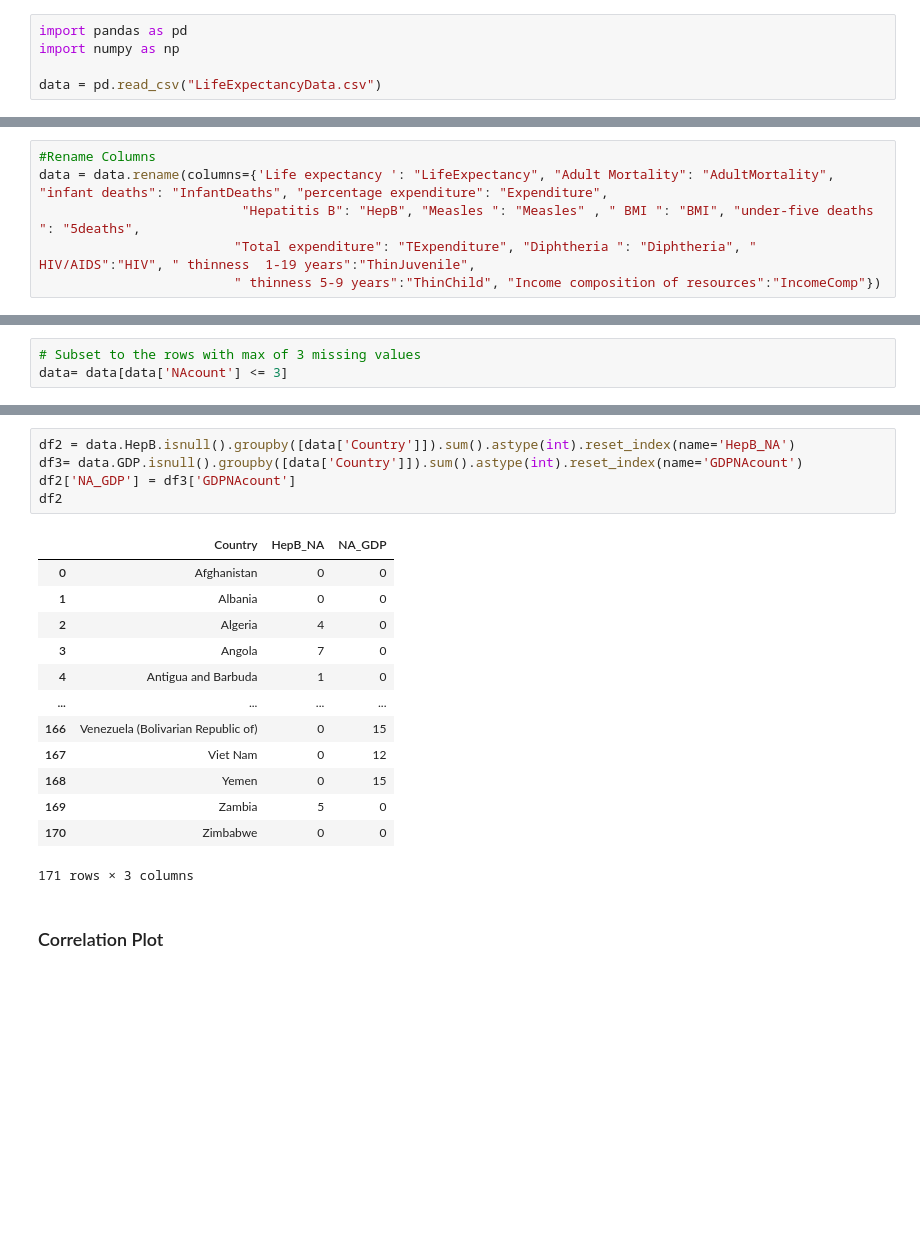
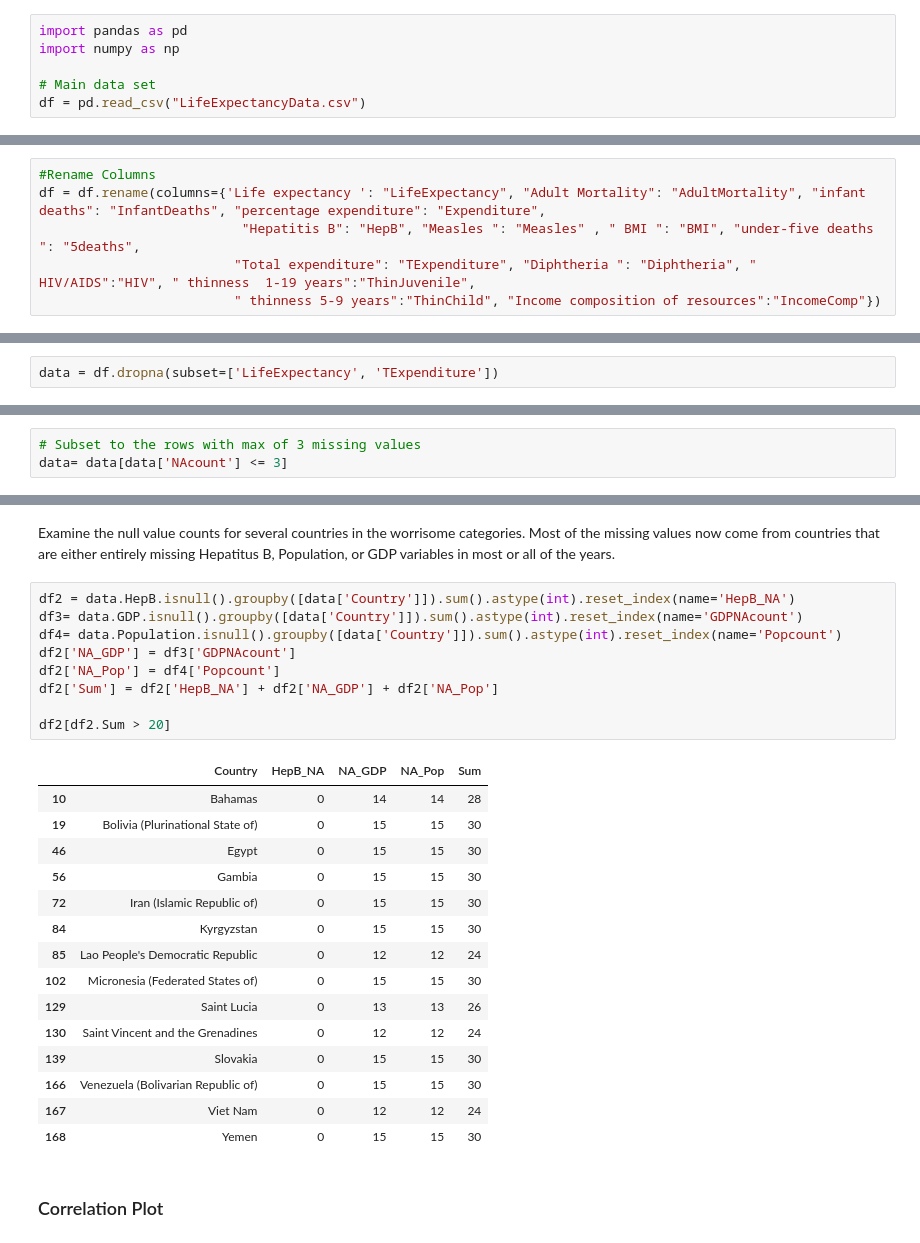
Before and after one commit to crsimmons1/lifeexpectancy, a Jupyter notebook: DataProcessesing.ipynb, the cells around one changed output, grey strips where cells are left out. Cells and saved outputs as stored; diff of their text form; blank space fills up the shorter version.

```diff
--- a/DataProcessesing.ipynb
+++ b/DataProcessesing.ipynb
@@ -21,5 +38,6 @@ The Variables are:
 import pandas as pd
 import numpy as np
 
-data = pd.read_csv("LifeExpectancyData.csv")
+# Main data set
+df = pd.read_csv("LifeExpectancyData.csv")
 # %%
@@ -50,7 +68,7 @@ Index(['Country', 'Year', 'Status', 'Life expectancy ', 'Adult Mortality',
       dtype='object')
 # %%
 #Rename Columns
-data = data.rename(columns={'Life expectancy ': "LifeExpectancy", "Adult Mortality": "AdultMortality", "infant deaths": "InfantDeaths", "percentage expenditure": "Expenditure",
+df = df.rename(columns={'Life expectancy ': "LifeExpectancy", "Adult Mortality": "AdultMortality", "infant deaths": "InfantDeaths", "percentage expenditure": "Expenditure",
                           "Hepatitis B": "HepB", "Measles ": "Measles" , " BMI ": "BMI", "under-five deaths ": "5deaths",
                          "Total expenditure": "TExpenditure", "Diphtheria ": "Diphtheria", " HIV/AIDS":"HIV", " thinness  1-19 years":"ThinJuvenile",
                          " thinness 5-9 years":"ThinChild", "Income composition of resources":"IncomeComp"})
@@ -110,6 +130,8 @@ Here the most problematic columns are those with more than 5% missing values. Th
 * Population of the country
 * Human Development Index in terms of income composition of resources (index ranging from 0 to 1)
 * Number of years of Schooling(years)
+# %%
+data = df.dropna(subset=['LifeExpectancy', 'TExpenditure'])
 # %%
 # Create a column that counts the number of NaN values in each row
 data['NAcount'] = 23 - data.apply(lambda x: x.count(), axis=1)
@@ -154,25 +181,33 @@ ThinJuvenile | 0.0 | float64
 ThinChild | 0.0 | float64
 IncomeComp | 0.0 | float64
 Schooling | 0.0 | float64
+# %% [markdown]
+Examine the null value counts for several countries in the worrisome categories. Most of the missing values now come from countries that are either entirely missing Hepatitus B, Population, or GDP variables in most or all of the years.
 # %%
 df2 = data.HepB.isnull().groupby([data['Country']]).sum().astype(int).reset_index(name='HepB_NA')
 df3= data.GDP.isnull().groupby([data['Country']]).sum().astype(int).reset_index(name='GDPNAcount')
+df4= data.Population.isnull().groupby([data['Country']]).sum().astype(int).reset_index(name='Popcount')
 df2['NA_GDP'] = df3['GDPNAcount']
-df2
+df2['NA_Pop'] = df4['Popcount']
+df2['Sum'] = df2['HepB_NA'] + df2['NA_GDP'] + df2['NA_Pop']
+
+df2[df2.Sum > 20]
 # %% [output]
-|  | Country | HepB_NA | NA_GDP |
-| 0 | Afghanistan | 0 | 0 |
-| 1 | Albania | 0 | 0 |
-| 2 | Algeria | 4 | 0 |
-| 3 | Angola | 7 | 0 |
-| 4 | Antigua and Barbuda | 1 | 0 |
-| ... | ... | ... | ... |
-| 166 | Venezuela (Bolivarian Republic of) | 0 | 15 |
-| 167 | Viet Nam | 0 | 12 |
-| 168 | Yemen | 0 | 15 |
-| 169 | Zambia | 5 | 0 |
-| 170 | Zimbabwe | 0 | 0 |
+|  | Country | HepB_NA | NA_GDP | NA_Pop | Sum |
+| 10 | Bahamas | 0 | 14 | 14 | 28 |
+| 19 | Bolivia (Plurinational State of) | 0 | 15 | 15 | 30 |
+| 46 | Egypt | 0 | 15 | 15 | 30 |
+| 56 | Gambia | 0 | 15 | 15 | 30 |
+| 72 | Iran (Islamic Republic of) | 0 | 15 | 15 | 30 |
+| 84 | Kyrgyzstan | 0 | 15 | 15 | 30 |
+| 85 | Lao People's Democratic Republic | 0 | 12 | 12 | 24 |
+| 102 | Micronesia (Federated States of) | 0 | 15 | 15 | 30 |
+| 129 | Saint Lucia | 0 | 13 | 13 | 26 |
+| 130 | Saint Vincent and the Grenadines | 0 | 12 | 12 | 24 |
+| 139 | Slovakia | 0 | 15 | 15 | 30 |
+| 166 | Venezuela (Bolivarian Republic of) | 0 | 15 | 15 | 30 |
+| 167 | Viet Nam | 0 | 12 | 12 | 24 |
+| 168 | Yemen | 0 | 15 | 15 | 30 |
-171 rows × 3 columns
 # %% [markdown]
 ### Correlation Plot
 # %%
```
Also changed, not shown: parts of 43 cells of this notebook.
